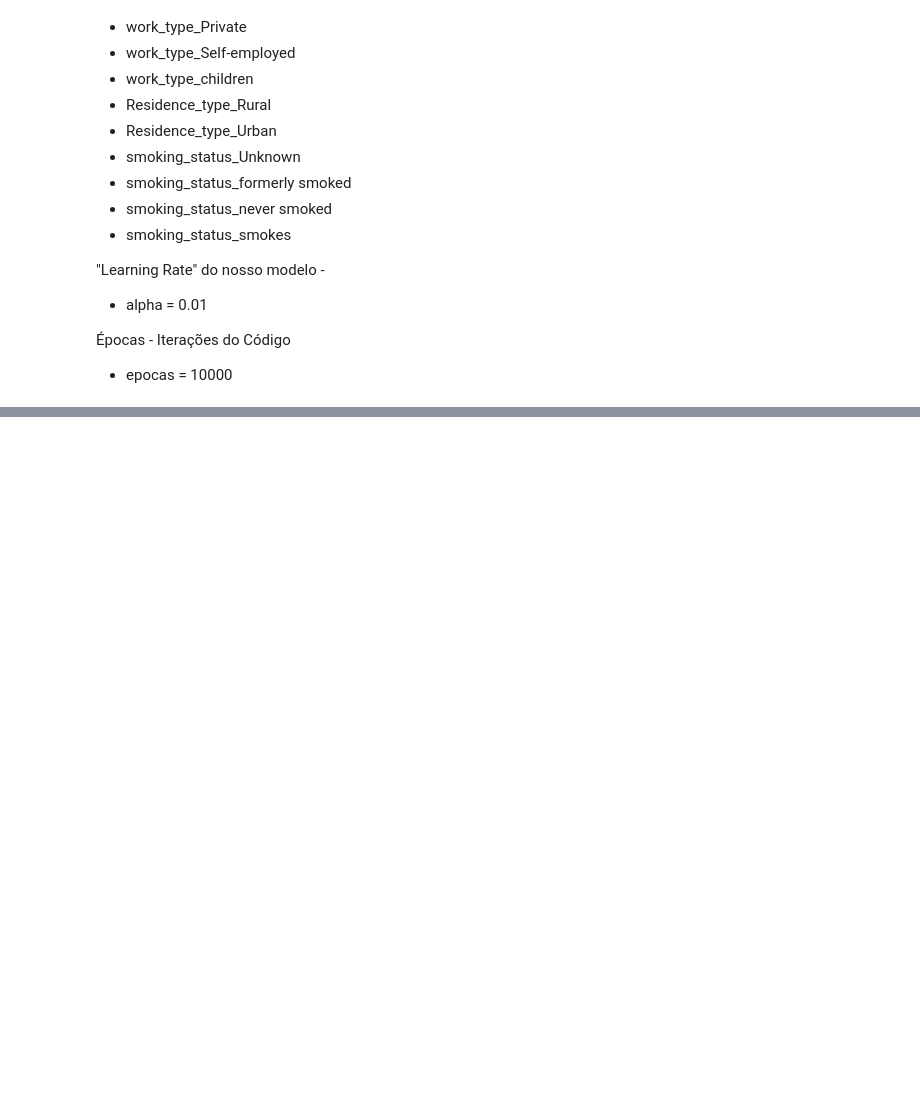
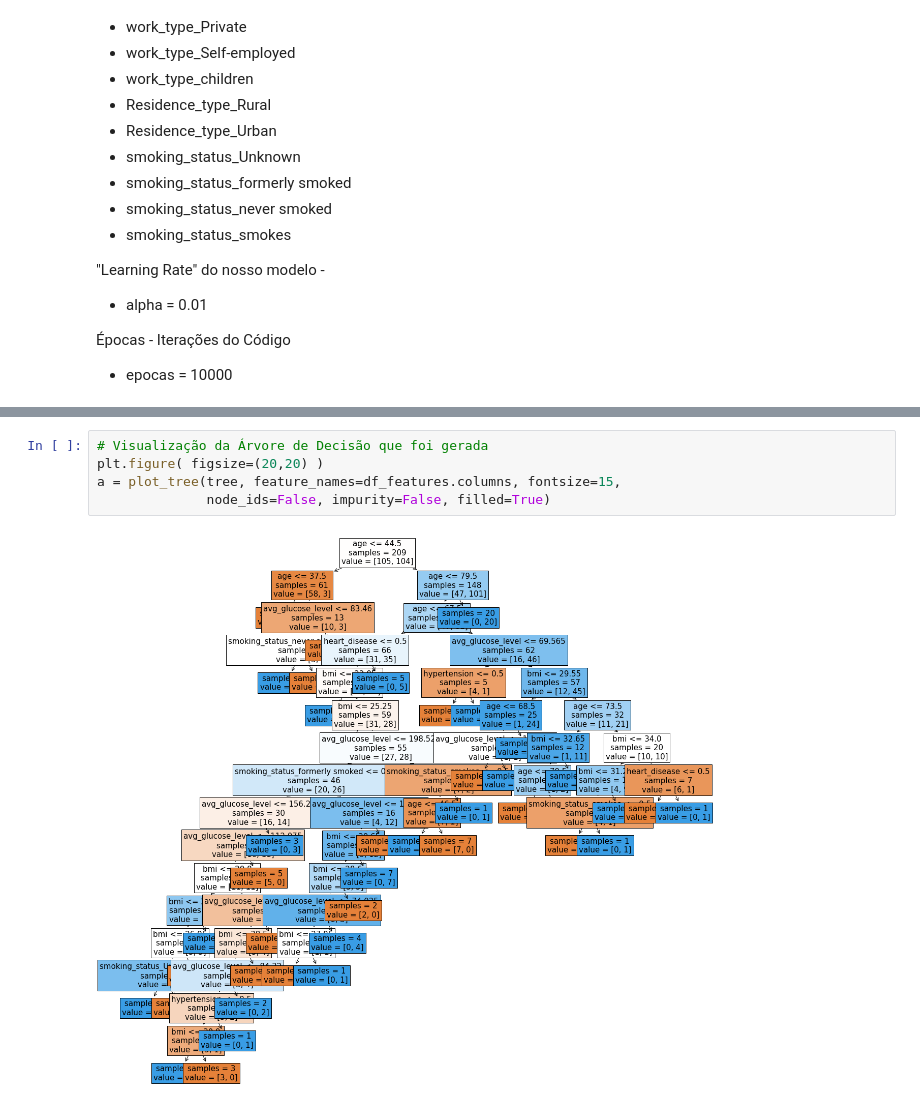
Before and after one commit to alfredjynx/AVC-Sigma, a Jupyter notebook: demo.ipynb, the cells around one changed output, grey strips where cells are left out. Cells and saved outputs as stored; diff of their text form; blank space fills up the shorter version.

```diff
--- a/demo.ipynb
+++ b/demo.ipynb
@@ -897,0 +1095,7 @@ Hipótese Nula : 50.00%
+# %%
+# Visualização da Árvore de Decisão que foi gerada
+plt.figure( figsize=(20,20) )
+a = plot_tree(tree, feature_names=df_features.columns, fontsize=15,
+              node_ids=False, impurity=False, filled=True)
+# %% [output]
+[figure, added]
```
Also changed, not shown: parts of 30 cells of this notebook, 7 other files.
